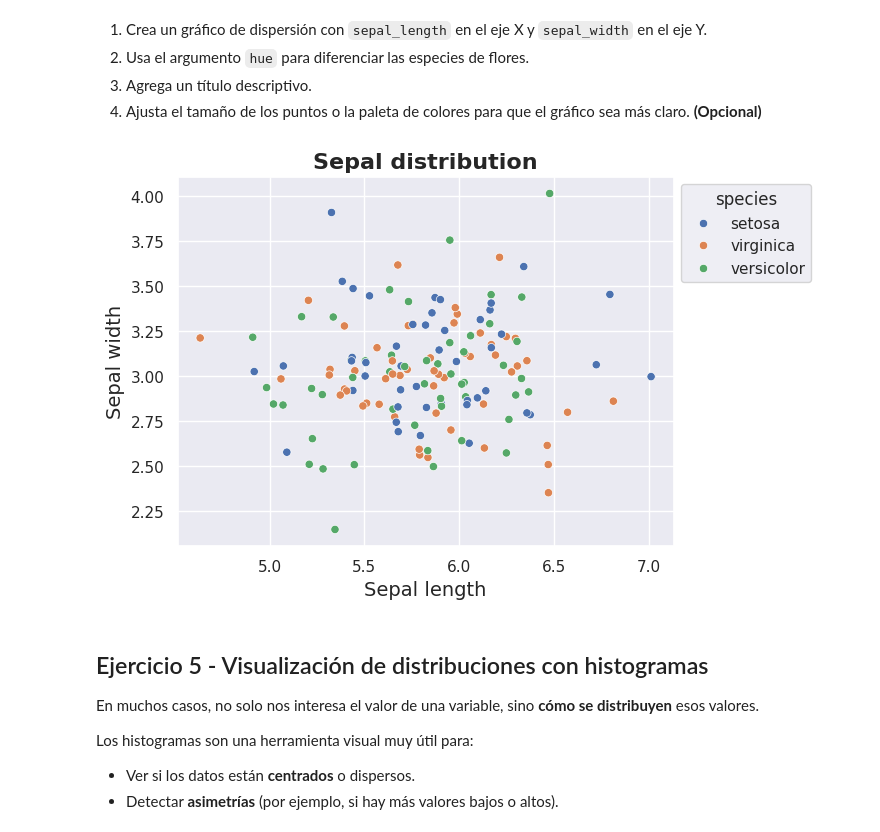
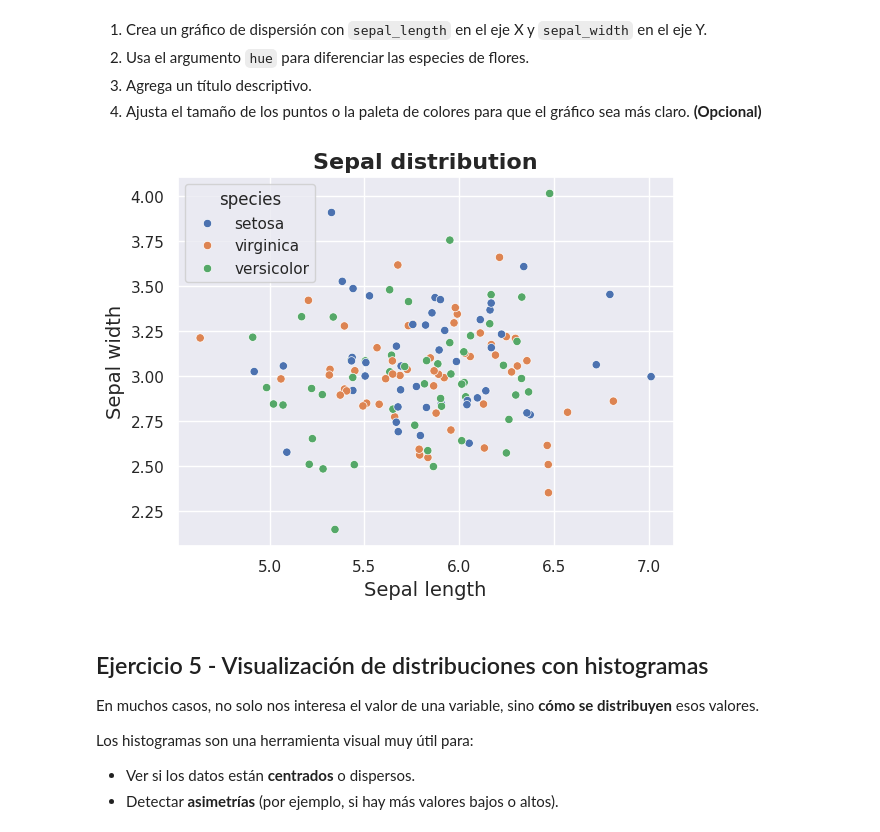
Before and after one commit to 4GeeksAcademy/iagorivadulla-visualization-exercises-with-matplot-and-seaborn, a Jupyter notebook: notebook/problems.es.ipynb, the cells around one changed output. Saved outputs shown, nothing was run; the diff lists cells and outputs as text; code cells hidden in the pictures.

```diff
--- a/notebook/problems.es.ipynb
+++ b/notebook/problems.es.ipynb
@@ -179,17 +175,15 @@ df_iris # Mostrar DataFrame
 3. Agrega un título descriptivo.
 4. Ajusta el tamaño de los puntos o la paleta de colores para que el gráfico sea más claro. **(Opcional)**
 # %%
-# tu código
 
 sns.set_theme()
-ax = sns.scatterplot(data = df_iris, x = 'sepal_length', y = 'sepal_width', hue = 'species' )
-sns.move_legend(ax, 'upper left', bbox_to_anchor=(1, 1))
+sns.scatterplot(data = df_iris, x = 'sepal_length', y = 'sepal_width', hue = 'species' )
 plt.title('Sepal distribution', fontsize = 16, fontweight = 'bold')
 plt.ylabel('Sepal width', fontsize = 14)
 plt.xlabel('Sepal length', fontsize = 14)
 plt.show()
 # %% [output]
-[figure, old version]
+[figure, new version]
 # %% [markdown]
 ## Ejercicio 5 - Visualización de distribuciones con histogramas
 
```
Also changed, not shown: parts of 12 cells of this notebook.
